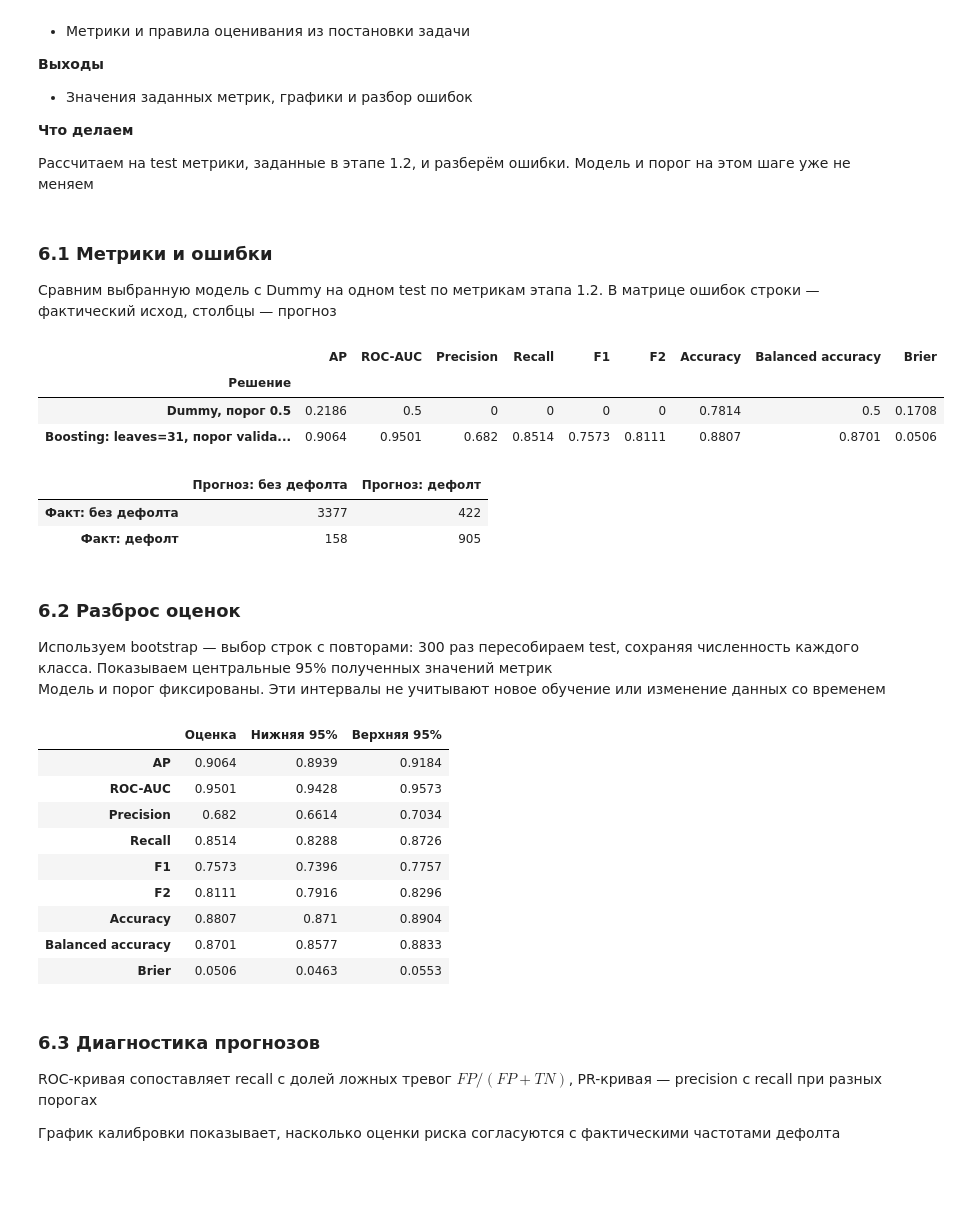
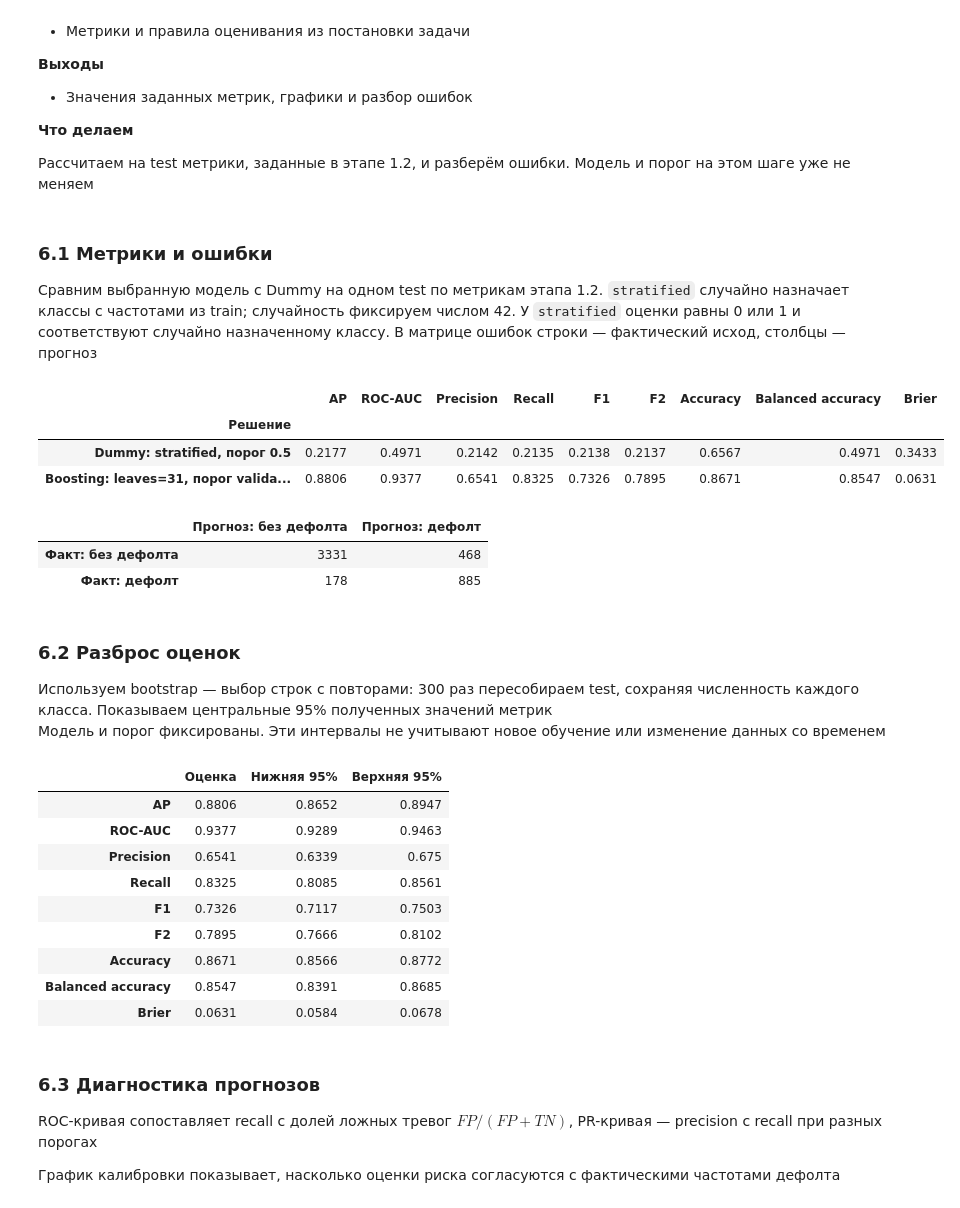
Before and after one commit to wizardOfOz21/ml-classification-coursework, a Jupyter notebook: build/solution.ipynb, the cells around one changed output. Drawn from its saved outputs; the diff is of its cells as text; code cells hidden in the pictures; blank space fills up the shorter version.

Commit message:
Select nine features and refine final model evaluation and conclusions

```diff
--- a/build/solution.ipynb
+++ b/build/solution.ipynb
@@ -2336,16 +2346,14 @@ import pandas as pd
 from sklearn.compose import ColumnTransformer
 from sklearn.impute import SimpleImputer
 from sklearn.pipeline import Pipeline
-from sklearn.preprocessing import OneHotEncoder, OrdinalEncoder, RobustScaler
+from sklearn.preprocessing import OneHotEncoder, RobustScaler
 
 NUMERICAL_FEATURES = [
     'person_age', 'person_income', 'person_emp_length', 'loan_amnt',
-    'loan_int_rate', 'loan_percent_income', 'cb_person_cred_hist_length',
+    'loan_int_rate', 'cb_person_cred_hist_length',
 ]
 NOMINAL_FEATURES = ['person_home_ownership', 'loan_intent', 'cb_person_default_on_file']
-ORDINAL_FEATURES = ['loan_grade']
-GRADE_ORDER = list('ABCDEFG')
-FEATURES = NUMERICAL_FEATURES + NOMINAL_FEATURES + ORDINAL_FEATURES
+FEATURES = NUMERICAL_FEATURES + NOMINAL_FEATURES
 # %%
 from sklearn.base import clone
 from threadpoolctl import threadpool_limits
@@ -2446,7 +2432,6 @@ def make_preprocessor():
     return ColumnTransformer([
         ('numerical', make_numerical_preprocessor(), NUMERICAL_FEATURES),
         ('nominal', make_nominal_preprocessor(), NOMINAL_FEATURES),
-        ('ordinal', make_ordinal_preprocessor(), ORDINAL_FEATURES),
     ], remainder='drop', verbose_feature_names_out=True)
 # %%
 preprocessor_template = make_preprocessor()
@@ -2538,7 +2522,7 @@ from sklearn.ensemble import HistGradientBoostingClassifier, RandomForestClassif
 from sklearn.linear_model import LogisticRegression
 
 model_candidates = {
-    'Dummy: prior': DummyClassifier(strategy='prior'),
+    'Dummy: stratified': DummyClassifier(strategy='stratified', random_state=42),
     'Logistic: C=0.1': LogisticRegression(C=.1, max_iter=2000, random_state=42),
     'Logistic: C=1': LogisticRegression(C=1, max_iter=2000, random_state=42),
     'Logistic: balanced': LogisticRegression(C=1, class_weight='balanced', max_iter=2000, random_state=42),
@@ -2678,32 +2662,32 @@ plt.show()
 # %% [markdown]
 ### 6.1 Метрики и ошибки
 
-Сравним выбранную модель с Dummy на одном test по метрикам этапа 1.2. В матрице ошибок строки — фактический исход, столбцы — прогноз
+Сравним выбранную модель с Dummy на одном test по метрикам этапа 1.2. `stratified` случайно назначает классы с частотами из train; случайность фиксируем числом 42. У `stratified` оценки равны 0 или 1 и соответствуют случайно назначенному классу. В матрице ошибок строки — фактический исход, столбцы — прогноз
 # %%
 from sklearn.metrics import ConfusionMatrixDisplay, confusion_matrix, roc_curve
 from sklearn.calibration import calibration_curve
 
 X_test = test.loc[:, FEATURES].copy()
 y_test = test['loan_status'].astype(int).copy()
 test_probability = selected_pipeline.predict_proba(X_test)[:, 1]
 test_prediction = (test_probability >= selected_threshold).astype(int)
-dummy_test_probability = trained_models['Dummy: prior'].predict_proba(X_test)[:, 1]
+stratified_test_probability = trained_models['Dummy: stratified'].predict_proba(X_test)[:, 1]
 test_metrics = pd.DataFrame([
-    {'Решение': 'Dummy, порог 0.5', **classification_metrics(y_test, dummy_test_probability)},
+    {'Решение': 'Dummy: stratified, порог 0.5', **classification_metrics(y_test, stratified_test_probability)},
     {'Решение': f'{selected_model_name}, порог validation', **classification_metrics(y_test, test_probability, selected_threshold)},
 ]).set_index('Решение')
 test_confusion = confusion_matrix(y_test, test_prediction, labels=[0, 1])
 tn, fp, fn, tp = test_confusion.ravel().tolist()
 display(test_metrics.round(4))
 display(pd.DataFrame(test_confusion, index=['Факт: без дефолта', 'Факт: дефолт'], columns=['Прогноз: без дефолта', 'Прогноз: дефолт']))
 # %% [output]
 |  | AP | ROC-AUC | Precision | Recall | F1 | F2 | Accuracy | Balanced accuracy | Brier |
 | Решение |  |  |  |  |  |  |  |  |  |
-| Dummy, порог 0.5 | 0.2186 | 0.5 | 0 | 0 | 0 | 0 | 0.7814 | 0.5 | 0.1708 |
-| Boosting: leaves=31, порог valida... | 0.9064 | 0.9501 | 0.682 | 0.8514 | 0.7573 | 0.8111 | 0.8807 | 0.8701 | 0.0506 |
+| Dummy: stratified, порог 0.5 | 0.2177 | 0.4971 | 0.2142 | 0.2135 | 0.2138 | 0.2137 | 0.6567 | 0.4971 | 0.3433 |
+| Boosting: leaves=31, порог valida... | 0.8806 | 0.9377 | 0.6541 | 0.8325 | 0.7326 | 0.7895 | 0.8671 | 0.8547 | 0.0631 |
 |  | Прогноз: без дефолта | Прогноз: дефолт |
-| Факт: без дефолта | 3377 | 422 |
-| Факт: дефолт | 158 | 905 |
+| Факт: без дефолта | 3331 | 468 |
+| Факт: дефолт | 178 | 885 |
 # %% [markdown]
 ### 6.2 Разброс оценок
 
@@ -2731,15 +2715,15 @@ metric_intervals = pd.DataFrame({
 display(metric_intervals.round(4))
 # %% [output]
 |  | Оценка | Нижняя 95% | Верхняя 95% |
-| AP | 0.9064 | 0.8939 | 0.9184 |
-| ROC-AUC | 0.9501 | 0.9428 | 0.9573 |
-| Precision | 0.682 | 0.6614 | 0.7034 |
-| Recall | 0.8514 | 0.8288 | 0.8726 |
-| F1 | 0.7573 | 0.7396 | 0.7757 |
-| F2 | 0.8111 | 0.7916 | 0.8296 |
-| Accuracy | 0.8807 | 0.871 | 0.8904 |
-| Balanced accuracy | 0.8701 | 0.8577 | 0.8833 |
-| Brier | 0.0506 | 0.0463 | 0.0553 |
+| AP | 0.8806 | 0.8652 | 0.8947 |
+| ROC-AUC | 0.9377 | 0.9289 | 0.9463 |
+| Precision | 0.6541 | 0.6339 | 0.675 |
+| Recall | 0.8325 | 0.8085 | 0.8561 |
+| F1 | 0.7326 | 0.7117 | 0.7503 |
+| F2 | 0.7895 | 0.7666 | 0.8102 |
+| Accuracy | 0.8671 | 0.8566 | 0.8772 |
+| Balanced accuracy | 0.8547 | 0.8391 | 0.8685 |
+| Brier | 0.0631 | 0.0584 | 0.0678 |
 # %% [markdown]
 ### 6.3 Диагностика прогнозов
 
```
Also changed, not shown: parts of 32 cells of this notebook, 13 other files.
